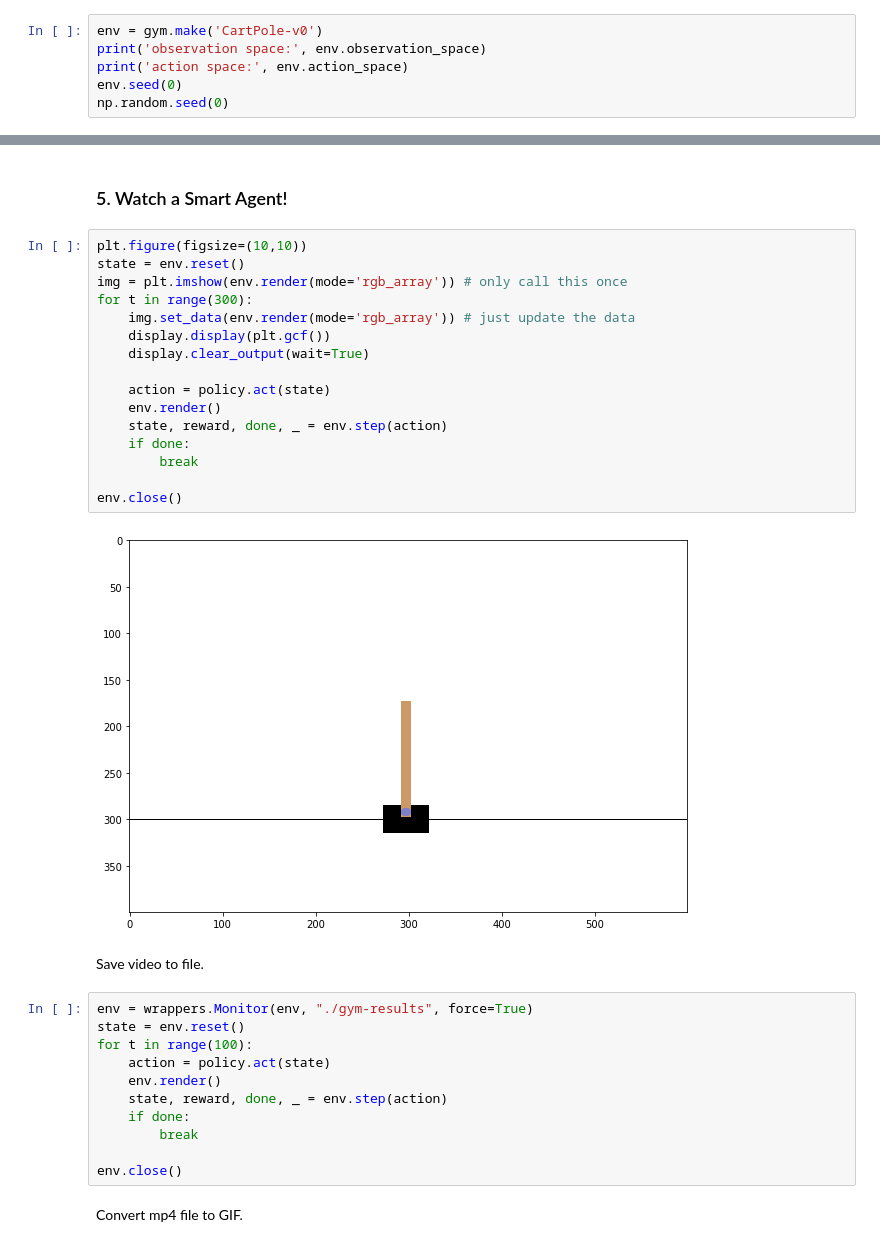
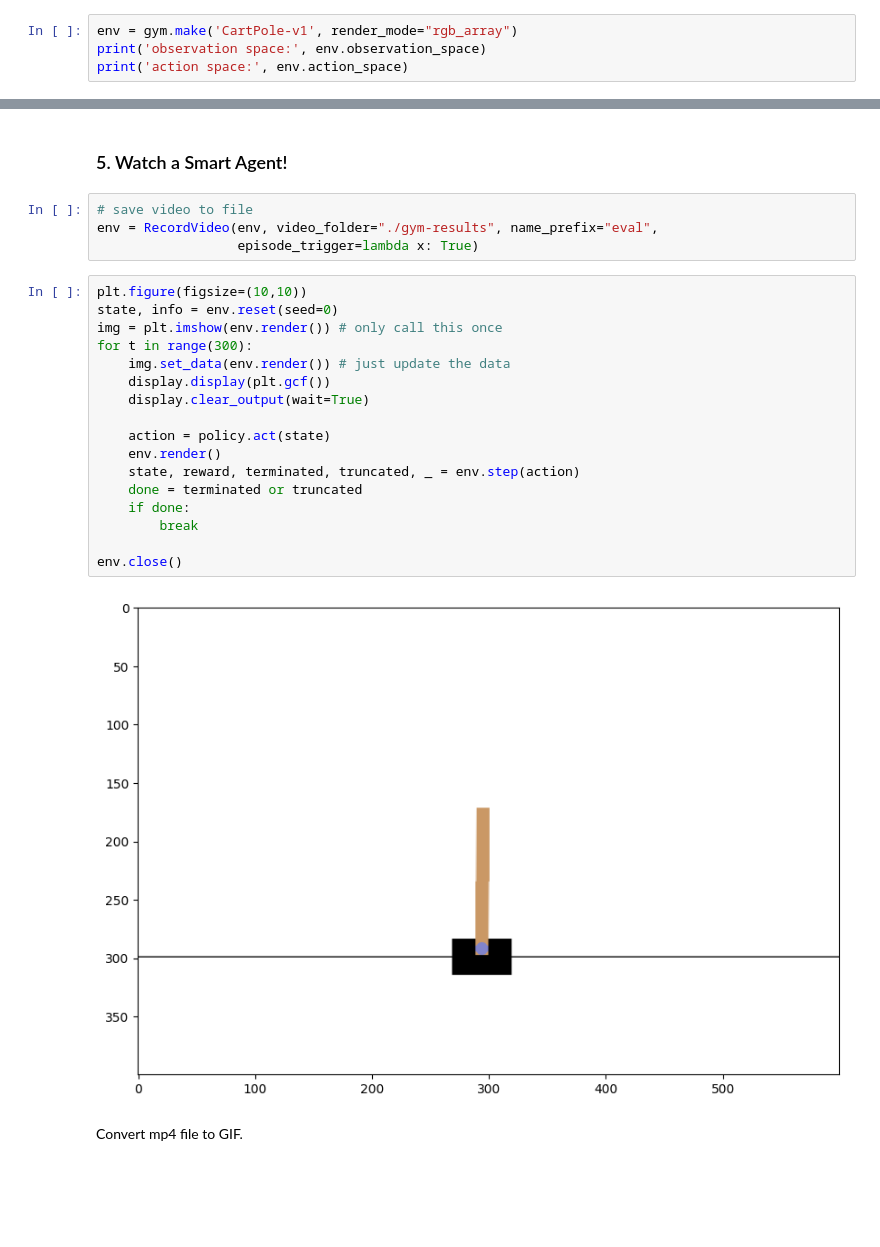
Before and after one commit to ekaakurniawan/DRLND, a Jupyter notebook: assignments/P3-Policy-Based-Methods/L2-Intro-to-Policy-Based-Methods/hill-climbing/Hill_Climbing.ipynb, the cells around one changed output, grey strips where cells are left out. Cells and saved outputs as stored; diff of their text form; blank space fills up the shorter version.

```diff
--- a/assignments/P3-Policy-Based-Methods/L2-Intro-to-Policy-Based-Methods/hill-climbing/Hill_Climbing.ipynb
+++ b/assignments/P3-Policy-Based-Methods/L2-Intro-to-Policy-Based-Methods/hill-climbing/Hill_Climbing.ipynb
@@ -53,9 +52,7 @@ class Policy():
 # %% [markdown]
 ### 3. Train the Agent with Stochastic Policy Search
 # %%
-env = gym.make('CartPole-v0')
+env = gym.make('CartPole-v1', render_mode="rgb_array")
 print('observation space:', env.observation_space)
 print('action space:', env.action_space)
-env.seed(0)
-np.random.seed(0)
 # %% [output]
@@ -137,36 +134,28 @@ plt.show()
 # %% [markdown]
 ### 5. Watch a Smart Agent!
+# %%
+# save video to file
+env = RecordVideo(env, video_folder="./gym-results", name_prefix="eval",
+                  episode_trigger=lambda x: True)
 # %%
 plt.figure(figsize=(10,10))
-state = env.reset()
-img = plt.imshow(env.render(mode='rgb_array')) # only call this once
+state, info = env.reset(seed=0)
+img = plt.imshow(env.render()) # only call this once
 for t in range(300):
-    img.set_data(env.render(mode='rgb_array')) # just update the data
+    img.set_data(env.render()) # just update the data
     display.display(plt.gcf())
     display.clear_output(wait=True)
 
     action = policy.act(state)
     env.render()
-    state, reward, done, _ = env.step(action)
+    state, reward, terminated, truncated, _ = env.step(action)
+    done = terminated or truncated
     if done:
         break
 
 env.close()
 # %% [output]
-[figure, old version]
+[figure, new version]
-# %% [markdown]
-Save video to file.
-# %%
-env = wrappers.Monitor(env, "./gym-results", force=True)
-state = env.reset()
-for t in range(100):
-    action = policy.act(state)
-    env.render()
-    state, reward, done, _ = env.step(action)
-    if done:
-        break
-
-env.close()
 # %% [markdown]
 Convert mp4 file to GIF.
 # %%
```
Also changed, not shown: parts of 13 cells of this notebook, 6 other files.
